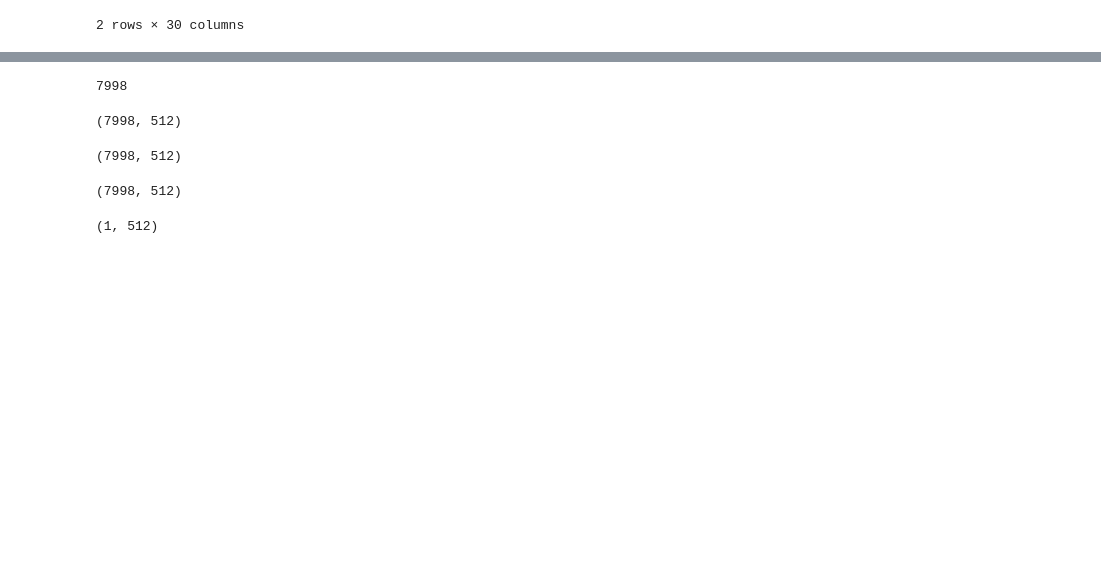
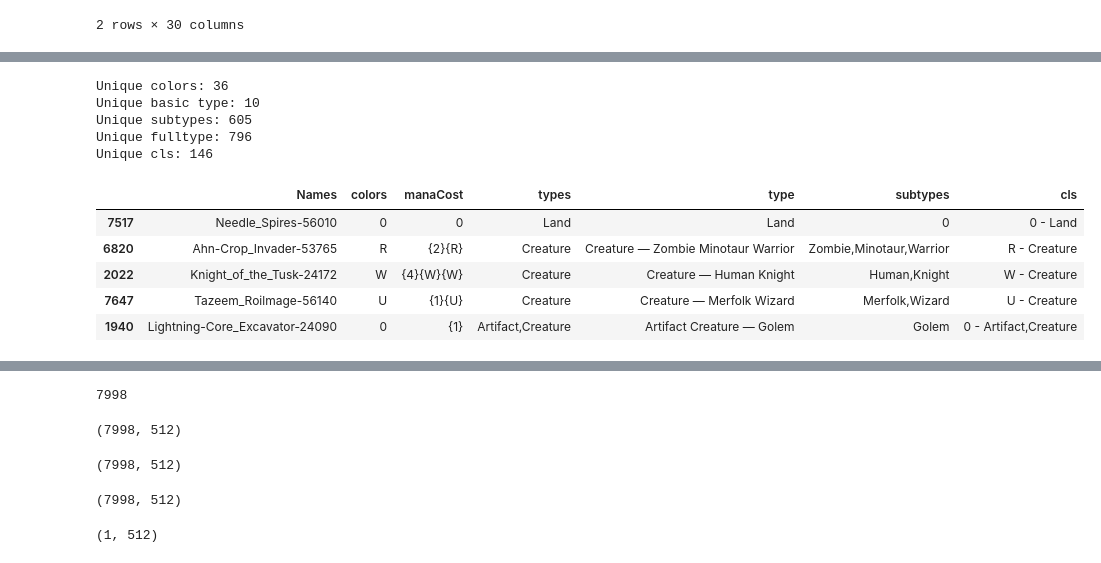
Before and after one commit to ledgerW/magicml, a Jupyter notebook: notebooks/mtgjson_sm_proc.ipynb, the cells around one changed output, grey strips where cells are left out. Cells and saved outputs as stored; diff of their text form; code cells hidden in the pictures; blank space fills up the shorter version.

```diff
--- a/notebooks/mtgjson_sm_proc.ipynb
+++ b/notebooks/mtgjson_sm_proc.ipynb
@@ -705,0 +720,22 @@ cards_df.head(2)
+# %%
+train_df = cards_df[['Names','colors','manaCost','types','type','subtypes']]\
+    .assign(cls=lambda df: df.colors + ' - ' + df.types)
+
+print('Unique colors: {}'.format(train_df.colors.nunique()))
+print('Unique basic type: {}'.format(train_df.types.nunique()))
+print('Unique subtypes: {}'.format(train_df.subtypes.nunique()))
+print('Unique fulltype: {}'.format(train_df.type.nunique()))
+print('Unique cls: {}'.format(train_df.cls.nunique()))
+train_df.sample(5)
+# %% [output]
+Unique colors: 36
+Unique basic type: 10
+Unique subtypes: 605
+Unique fulltype: 796
+Unique cls: 146
+|  | Names | colors | manaCost | types | type | subtypes | cls |
+| 7517 | Needle_Spires-56010 | 0 | 0 | Land | Land | 0 | 0 - Land |
+| 6820 | Ahn-Crop_Invader-53765 | R | {2}{R} | Creature | Creature — Zombie Minotaur Warrior | Zombie,Minotaur,Warrior | R - Creature |
+| 2022 | Knight_of_the_Tusk-24172 | W | {4}{W}{W} | Creature | Creature — Human Knight | Human,Knight | W - Creature |
+| 7647 | Tazeem_Roilmage-56140 | U | {1}{U} | Creature | Creature — Merfolk Wizard | Merfolk,Wizard | U - Creature |
+| 1940 | Lightning-Core_Excavator-24090 | 0 | {1} | Artifact,Creature | Artifact Creature — Golem | Golem | 0 - Artifact,Creature |
```
Also changed, not shown: parts of 11 cells of this notebook, 6 other files.
